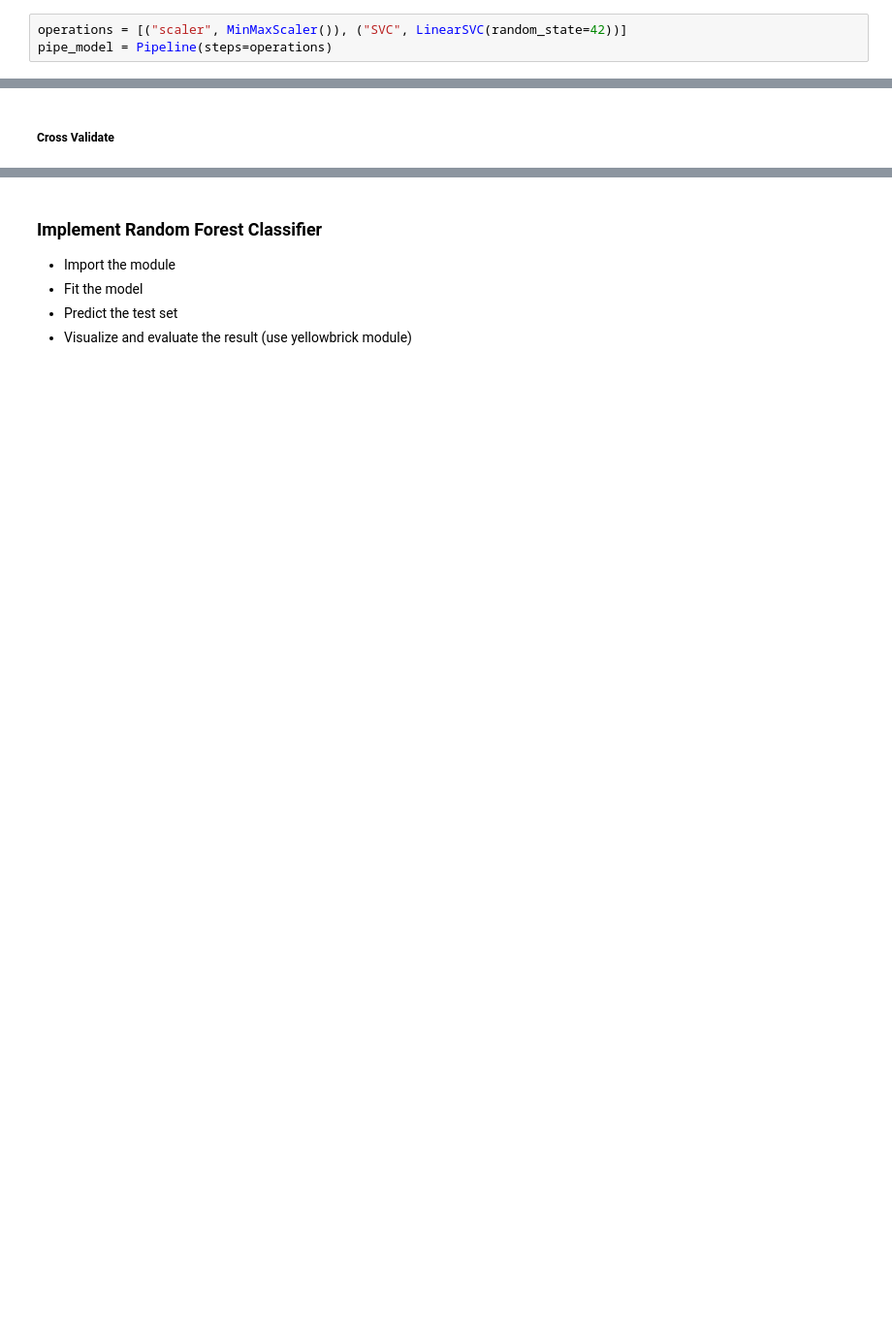
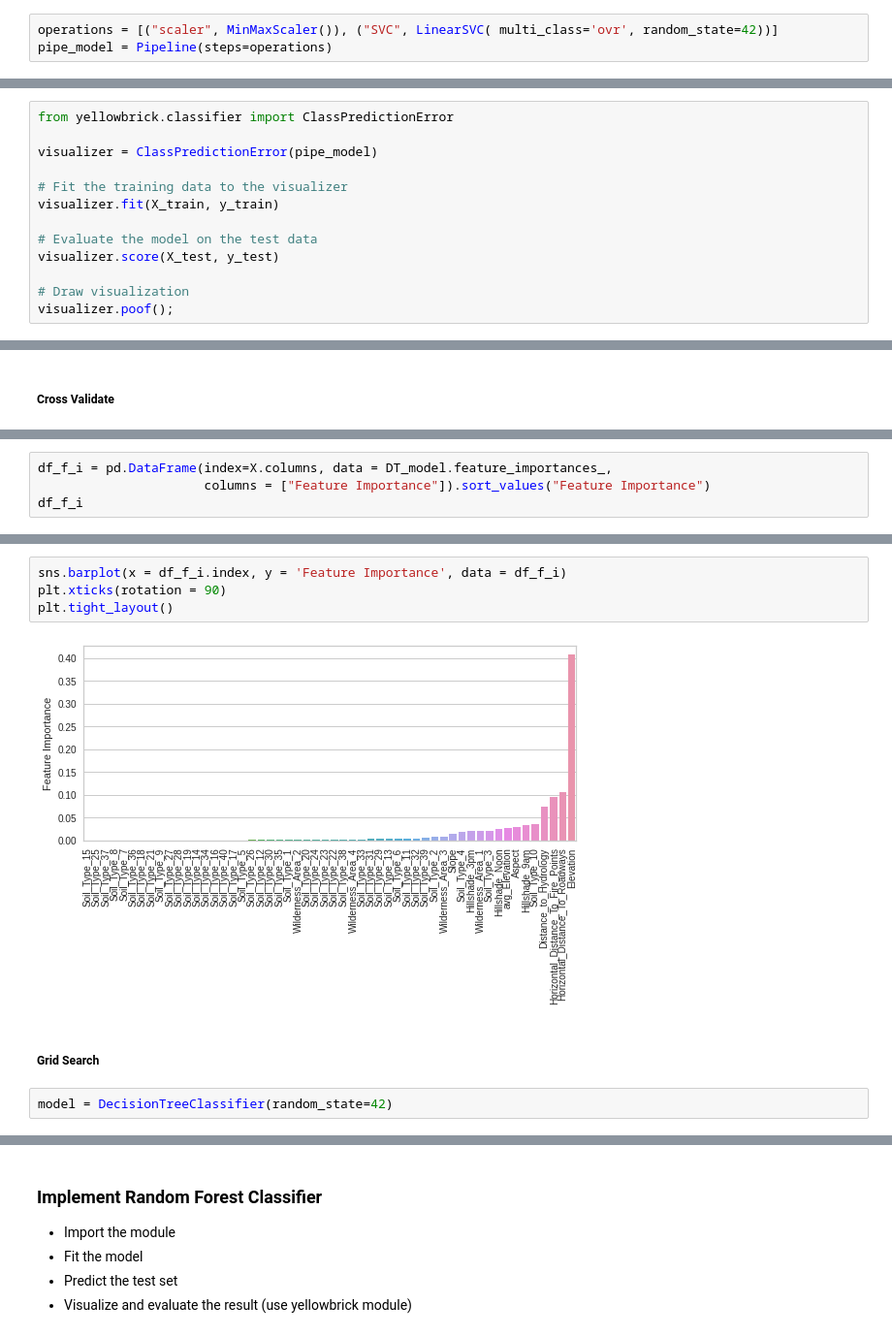
Before and after one commit to halit-vural/CW-Asg-HV-2022, a Jupyter notebook: CW-ML2-Asg3-Tree_Types_C9807-Halit_20220130.ipynb, the cells around one changed output, grey strips where cells are left out. Shown at 97% size. Cells and saved outputs as stored; diff of their text form; blank space fills up the shorter version.

```diff
--- a/CW-ML2-Asg3-Tree_Types_C9807-Halit_20220130.ipynb
+++ b/CW-ML2-Asg3-Tree_Types_C9807-Halit_20220130.ipynb
@@ -651,7 +660,7 @@ dtype: float64
 from sklearn.preprocessing import MinMaxScaler
 from sklearn.pipeline import Pipeline
 # %%
-operations = [("scaler", MinMaxScaler()), ("SVC", LinearSVC(random_state=42))]
+operations = [("scaler", MinMaxScaler()), ("SVC", LinearSVC( multi_class='ovr', random_state=42))]
 pipe_model = Pipeline(steps=operations)
 # %%
 pipe_model.fit(X_train, y_train)
@@ -681,3 +698,16 @@ weighted avg       0.66      0.67      0.66    172225
+# %%
+from yellowbrick.classifier import ClassPredictionError
+
+visualizer = ClassPredictionError(pipe_model)
+
+# Fit the training data to the visualizer
+visualizer.fit(X_train, y_train)
+
+# Evaluate the model on the test data
+visualizer.score(X_test, y_test)
+
+# Draw visualization
+visualizer.poof();
 # %% [markdown]
 Cross Validate
 # %%
@@ -871,0 +958,4 @@ weighted avg       1.00      1.00      1.00    172225
+# %%
+df_f_i = pd.DataFrame(index=X.columns, data = DT_model.feature_importances_,
+                      columns = ["Feature Importance"]).sort_values("Feature Importance")
+df_f_i
@@ -871,0 +980,10 @@ weighted avg       1.00      1.00      1.00    172225
+# %%
+sns.barplot(x = df_f_i.index, y = 'Feature Importance', data = df_f_i)
+plt.xticks(rotation = 90)
+plt.tight_layout()
+# %% [output]
+[figure, added]
+# %% [markdown]
+##### Grid Search
+# %%
+model = DecisionTreeClassifier(random_state=42)
```
Also changed, not shown: parts of 30 cells of this notebook.
